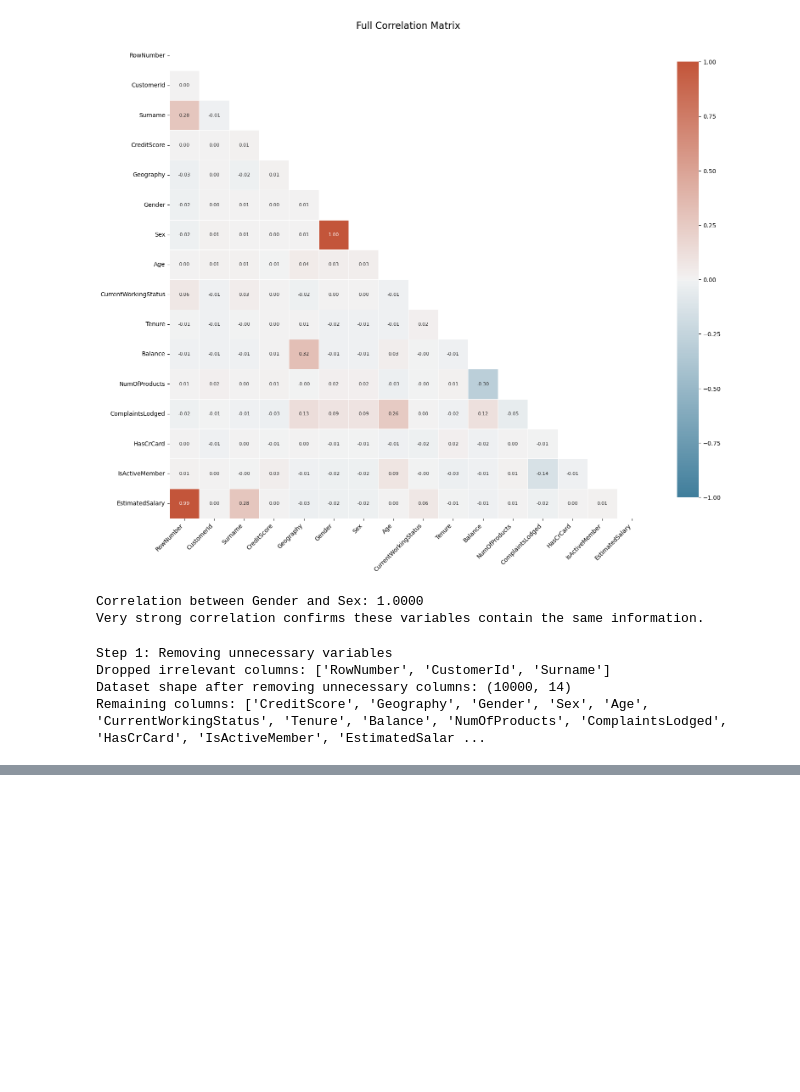
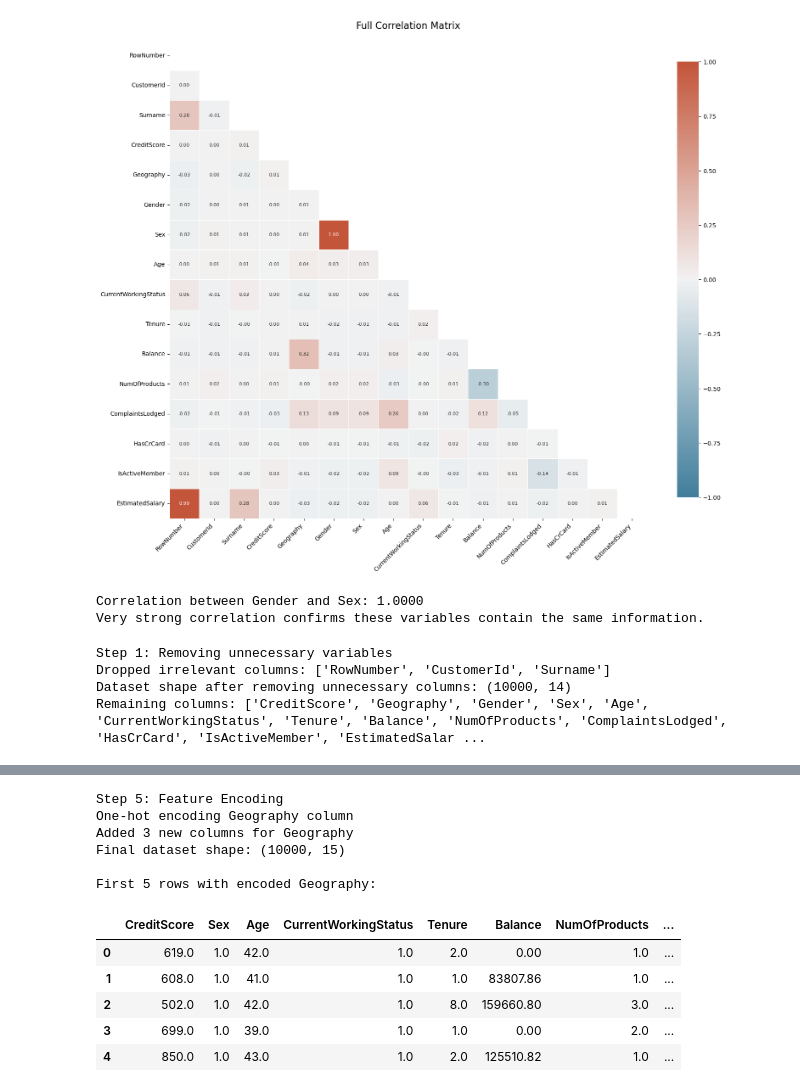
Before and after one commit to idrcmatre/churn-prediction-ml, a Jupyter notebook: Data Cleaning.ipynb, the cells around one changed output, grey strips where cells are left out. Cells and saved outputs as stored; diff of their text form; code cells hidden in the pictures; blank space fills up the shorter version.

```diff
--- a/Data Cleaning.ipynb
+++ b/Data Cleaning.ipynb
@@ -175,3 +175,28 @@ Step 1: Removing unnecessary variables
 Dropped irrelevant columns: ['RowNumber', 'CustomerId', 'Surname']
 Dataset shape after removing unnecessary columns: (10000, 14)
 Remaining columns: ['CreditScore', 'Geography', 'Gender', 'Sex', 'Age', 'CurrentWorkingStatus', 'Tenure', 'Balance', 'NumOfProducts', 'ComplaintsLodged', 'HasCrCard', 'IsActiveMember', 'EstimatedSalar ...
+# %%
+# 2. Standardize values and fix structural issues
+print("Step 2: Standardizing values and fixing structural issues")
+
+# Map Geography variants to standard country names
+geography_mapping = {
+    'DE': 'Germany',
+    'ES': 'Spain',
+    'FR': 'France'
+}
+
+df_clean['Geography'] = df_clean['Geography'].replace(geography_mapping)
+print(f"Mapped Geography variants to standard names: {geography_mapping}")
+
+# Check the unique values in Geography after standardization
+print(f"Unique Geography values after standardization: {df_clean['Geography'].unique()}")
+
+# Check correlation between Gender and Sex
+gender_sex_crosstab = pd.crosstab(df_clean['Gender'], df_clean['Sex'])
+print("\nCross-tabulation of Gender and Sex:")
+print(gender_sex_crosstab)
+
+# Since they're highly correlated, we can drop one (keeping Sex as it's already numeric)
+df_clean = df_clean.drop(columns=['Gender'])
+print("Dropped Gender column as it's highly correlated with Sex (Sex is kept as it's already numeric)")
@@ -177,0 +352,30 @@ Remaining columns: ['CreditScore', 'Geography', 'Gender', 'Sex', 'Age', 'Current
+# %%
+# 5. Feature Encoding
+print("Step 5: Feature Encoding")
+
+# One-hot encode the Geography column
+print("One-hot encoding Geography column")
+geography_dummies = pd.get_dummies(df_clean['Geography'], prefix='Geography', drop_first=False)
+
+# Add the encoded columns to the dataframe
+df_clean = pd.concat([df_clean.drop(columns=['Geography']), geography_dummies], axis=1)
+
+print(f"Added {geography_dummies.shape[1]} new columns for Geography")
+print(f"Final dataset shape: {df_clean.shape}")
+
+# Check the first few rows to verify encoding
+print("\nFirst 5 rows with encoded Geography:")
+df_clean.head()
+# %% [output]
+Step 5: Feature Encoding
+One-hot encoding Geography column
+Added 3 new columns for Geography
+Final dataset shape: (10000, 15)
+
+First 5 rows with encoded Geography:
+|  | CreditScore | Sex | Age | CurrentWorkingStatus | Tenure | Balance | NumOfProducts | ... |
+| 0 | 619.0 | 1.0 | 42.0 | 1.0 | 2.0 | 0.00 | 1.0 | ... |
+| 1 | 608.0 | 1.0 | 41.0 | 1.0 | 1.0 | 83807.86 | 1.0 | ... |
+| 2 | 502.0 | 1.0 | 42.0 | 1.0 | 8.0 | 159660.80 | 3.0 | ... |
+| 3 | 699.0 | 1.0 | 39.0 | 1.0 | 1.0 | 0.00 | 2.0 | ... |
+| 4 | 850.0 | 1.0 | 43.0 | 1.0 | 2.0 | 125510.82 | 1.0 | ... |
```
Also changed, not shown: parts of 3 cells of this notebook.
